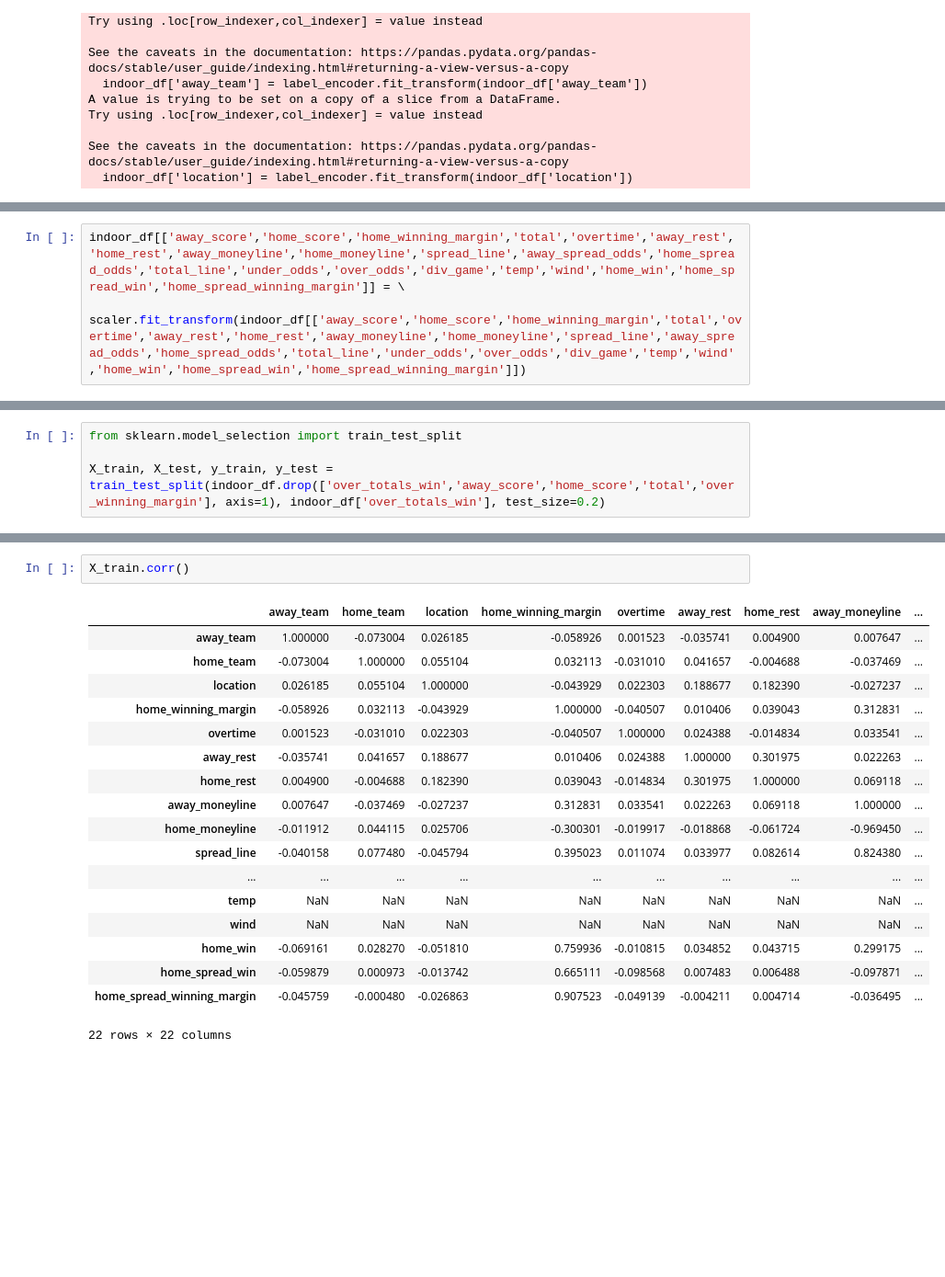
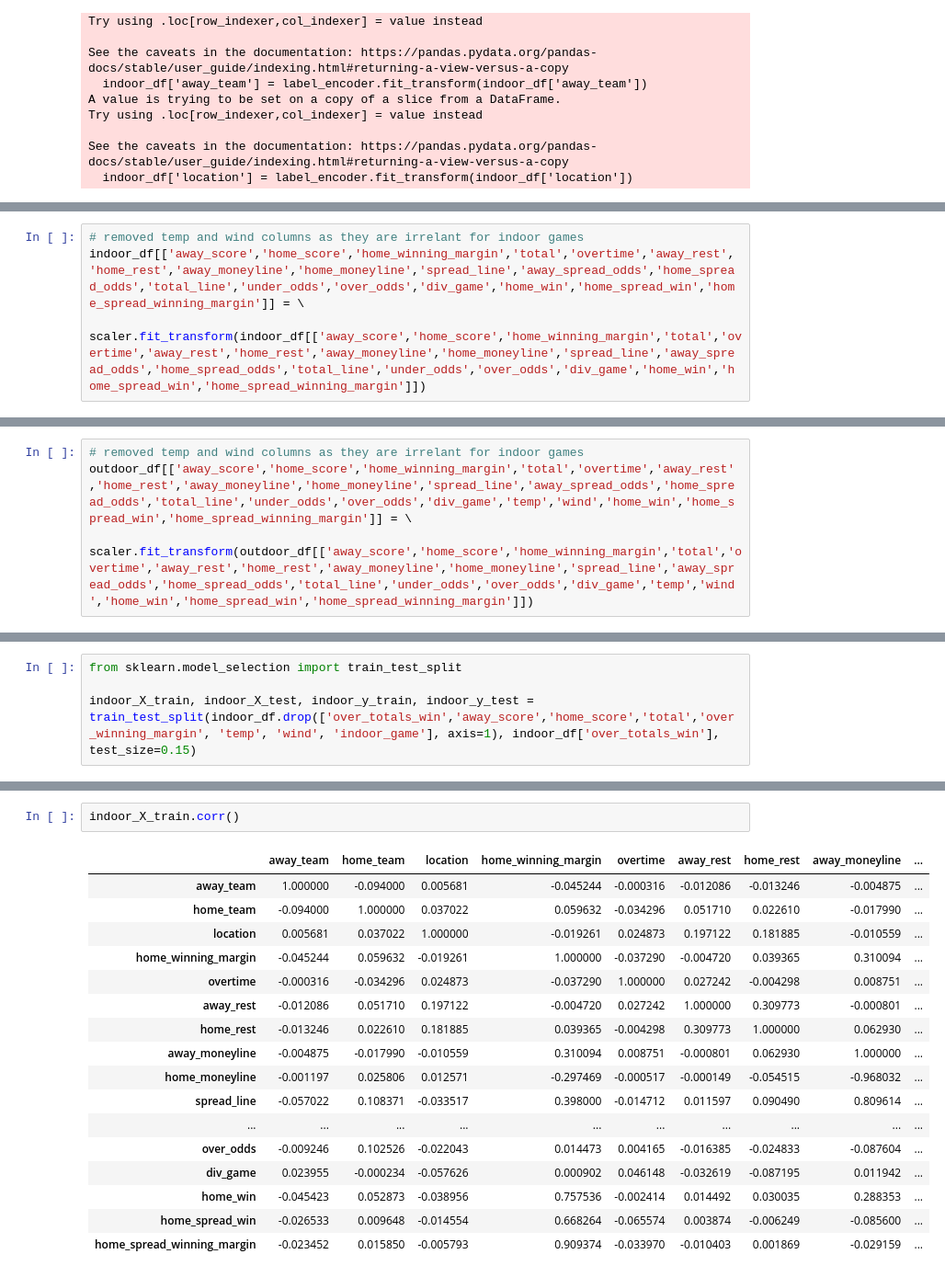
Before and after one commit to markgill17/Artefact, a Jupyter notebook: ArtefactDataset.ipynb, the cells around one changed output, grey strips where cells are left out. Shown at 92% size. Saved outputs shown, nothing was run; the diff lists cells and outputs as text; blank space fills up the shorter version.

Commit message:
Early stage linear regression using seperate models for indoor and outdoor games. Tests provided

```diff
--- a/ArtefactDataset.ipynb
+++ b/ArtefactDataset.ipynb
@@ -159,0 +181,4 @@ See the caveats in the documentation: https://pandas.pydata.org/pandas-docs/stab
+# %%
+# removed temp and wind columns as they are irrelant for indoor games
+indoor_df[['away_score','home_score','home_winning_margin','total','overtime','away_rest','home_rest','away_moneyline','home_moneyline','spread_line','away_spread_odds','home_spread_odds','total_line','under_odds','over_odds','div_game','home_win','home_spread_win','home_spread_winning_margin']] = \
+    scaler.fit_transform(indoor_df[['away_score','home_score','home_winning_margin','total','overtime','away_rest','home_rest','away_moneyline','home_moneyline','spread_line','away_spread_odds','home_spread_odds','total_line','under_odds','over_odds','div_game','home_win','home_spread_win','home_spread_winning_margin']])
@@ -160,6 +191,7 @@ See the caveats in the documentation: https://pandas.pydata.org/pandas-docs/stab
 # %%
-indoor_df[['away_score','home_score','home_winning_margin','total','overtime','away_rest','home_rest','away_moneyline','home_moneyline','spread_line','away_spread_odds','home_spread_odds','total_line','under_odds','over_odds','div_game','temp','wind','home_win','home_spread_win','home_spread_winning_margin']] = \
-    scaler.fit_transform(indoor_df[['away_score','home_score','home_winning_margin','total','overtime','away_rest','home_rest','away_moneyline','home_moneyline','spread_line','away_spread_odds','home_spread_odds','total_line','under_odds','over_odds','div_game','temp','wind','home_win','home_spread_win','home_spread_winning_margin']])
+# removed temp and wind columns as they are irrelant for indoor games
+outdoor_df[['away_score','home_score','home_winning_margin','total','overtime','away_rest','home_rest','away_moneyline','home_moneyline','spread_line','away_spread_odds','home_spread_odds','total_line','under_odds','over_odds','div_game','temp','wind','home_win','home_spread_win','home_spread_winning_margin']] = \
+    scaler.fit_transform(outdoor_df[['away_score','home_score','home_winning_margin','total','overtime','away_rest','home_rest','away_moneyline','home_moneyline','spread_line','away_spread_odds','home_spread_odds','total_line','under_odds','over_odds','div_game','temp','wind','home_win','home_spread_win','home_spread_winning_margin']])
 # %% [output]
 A value is trying to be set on a copy of a slice from a DataFrame.
 Try using .loc[row_indexer,col_indexer] = value instead
@@ -169,4 +201,4 @@ See the caveats in the documentation: https://pandas.pydata.org/pandas-docs/stab
 # %%
 from sklearn.model_selection import train_test_split
 
-X_train, X_test, y_train, y_test = train_test_split(indoor_df.drop(['over_totals_win','away_score','home_score','total','over_winning_margin'], axis=1), indoor_df['over_totals_win'], test_size=0.2)
+indoor_X_train, indoor_X_test, indoor_y_train, indoor_y_test = train_test_split(indoor_df.drop(['over_totals_win','away_score','home_score','total','over_winning_margin', 'temp', 'wind', 'indoor_game'], axis=1), indoor_df['over_totals_win'], test_size=0.15)
@@ -189,21 +225,20 @@ X_train
 # %%
-X_train.corr()
+indoor_X_train.corr()
 # %% [output]
 |  | away_team | home_team | location | home_winning_margin | overtime | away_rest | home_rest | away_moneyline | ... |
-| away_team | 1.000000 | -0.073004 | 0.026185 | -0.058926 | 0.001523 | -0.035741 | 0.004900 | 0.007647 | ... |
-| home_team | -0.073004 | 1.000000 | 0.055104 | 0.032113 | -0.031010 | 0.041657 | -0.004688 | -0.037469 | ... |
-| location | 0.026185 | 0.055104 | 1.000000 | -0.043929 | 0.022303 | 0.188677 | 0.182390 | -0.027237 | ... |
-| home_winning_margin | -0.058926 | 0.032113 | -0.043929 | 1.000000 | -0.040507 | 0.010406 | 0.039043 | 0.312831 | ... |
-| overtime | 0.001523 | -0.031010 | 0.022303 | -0.040507 | 1.000000 | 0.024388 | -0.014834 | 0.033541 | ... |
-| away_rest | -0.035741 | 0.041657 | 0.188677 | 0.010406 | 0.024388 | 1.000000 | 0.301975 | 0.022263 | ... |
-| home_rest | 0.004900 | -0.004688 | 0.182390 | 0.039043 | -0.014834 | 0.301975 | 1.000000 | 0.069118 | ... |
-| away_moneyline | 0.007647 | -0.037469 | -0.027237 | 0.312831 | 0.033541 | 0.022263 | 0.069118 | 1.000000 | ... |
-| home_moneyline | -0.011912 | 0.044115 | 0.025706 | -0.300301 | -0.019917 | -0.018868 | -0.061724 | -0.969450 | ... |
-| spread_line | -0.040158 | 0.077480 | -0.045794 | 0.395023 | 0.011074 | 0.033977 | 0.082614 | 0.824380 | ... |
+| away_team | 1.000000 | -0.094000 | 0.005681 | -0.045244 | -0.000316 | -0.012086 | -0.013246 | -0.004875 | ... |
+| home_team | -0.094000 | 1.000000 | 0.037022 | 0.059632 | -0.034296 | 0.051710 | 0.022610 | -0.017990 | ... |
+| location | 0.005681 | 0.037022 | 1.000000 | -0.019261 | 0.024873 | 0.197122 | 0.181885 | -0.010559 | ... |
+| home_winning_margin | -0.045244 | 0.059632 | -0.019261 | 1.000000 | -0.037290 | -0.004720 | 0.039365 | 0.310094 | ... |
+| overtime | -0.000316 | -0.034296 | 0.024873 | -0.037290 | 1.000000 | 0.027242 | -0.004298 | 0.008751 | ... |
+| away_rest | -0.012086 | 0.051710 | 0.197122 | -0.004720 | 0.027242 | 1.000000 | 0.309773 | -0.000801 | ... |
+| home_rest | -0.013246 | 0.022610 | 0.181885 | 0.039365 | -0.004298 | 0.309773 | 1.000000 | 0.062930 | ... |
+| away_moneyline | -0.004875 | -0.017990 | -0.010559 | 0.310094 | 0.008751 | -0.000801 | 0.062930 | 1.000000 | ... |
+| home_moneyline | -0.001197 | 0.025806 | 0.012571 | -0.297469 | -0.000517 | -0.000149 | -0.054515 | -0.968032 | ... |
+| spread_line | -0.057022 | 0.108371 | -0.033517 | 0.398000 | -0.014712 | 0.011597 | 0.090490 | 0.809614 | ... |
 | ... | ... | ... | ... | ... | ... | ... | ... | ... | ... |
-| temp | NaN | NaN | NaN | NaN | NaN | NaN | NaN | NaN | ... |
-| wind | NaN | NaN | NaN | NaN | NaN | NaN | NaN | NaN | ... |
-| home_win | -0.069161 | 0.028270 | -0.051810 | 0.759936 | -0.010815 | 0.034852 | 0.043715 | 0.299175 | ... |
-| home_spread_win | -0.059879 | 0.000973 | -0.013742 | 0.665111 | -0.098568 | 0.007483 | 0.006488 | -0.097871 | ... |
-| home_spread_winning_margin | -0.045759 | -0.000480 | -0.026863 | 0.907523 | -0.049139 | -0.004211 | 0.004714 | -0.036495 | ... |
+| over_odds | -0.009246 | 0.102526 | -0.022043 | 0.014473 | 0.004165 | -0.016385 | -0.024833 | -0.087604 | ... |
+| div_game | 0.023955 | -0.000234 | -0.057626 | 0.000902 | 0.046148 | -0.032619 | -0.087195 | 0.011942 | ... |
+| home_win | -0.045423 | 0.052873 | -0.038956 | 0.757536 | -0.002414 | 0.014492 | 0.030035 | 0.288353 | ... |
+| home_spread_win | -0.026533 | 0.009648 | -0.014554 | 0.668264 | -0.065574 | 0.003874 | -0.006249 | -0.085600 | ... |
+| home_spread_winning_margin | -0.023452 | 0.015850 | -0.005793 | 0.909374 | -0.033970 | -0.010403 | 0.001869 | -0.029159 | ... |
-22 rows × 22 columns
```
Also changed, not shown: parts of 16 cells of this notebook.
